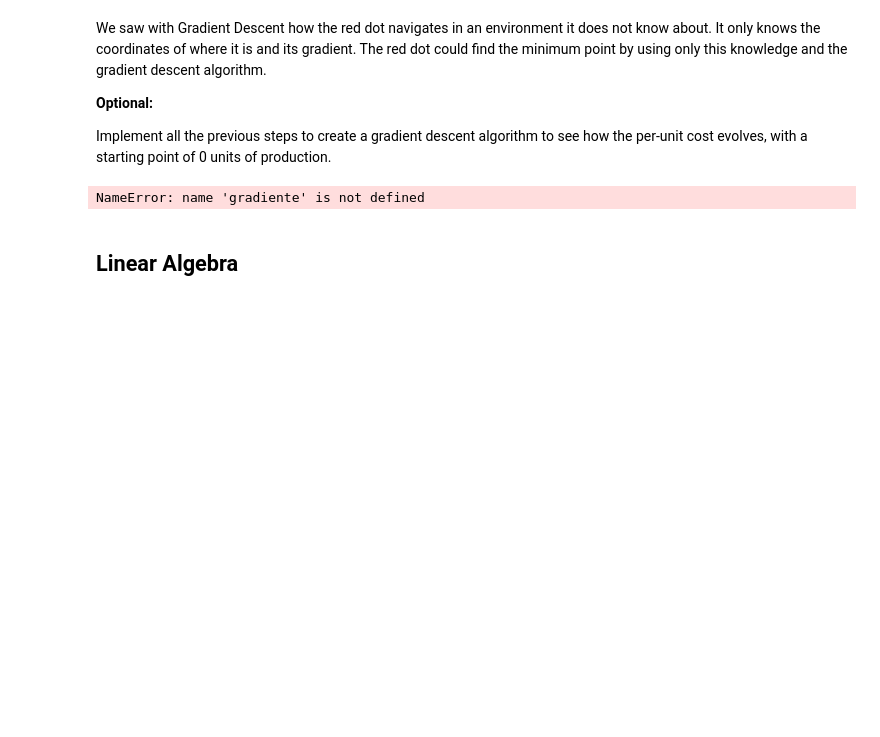
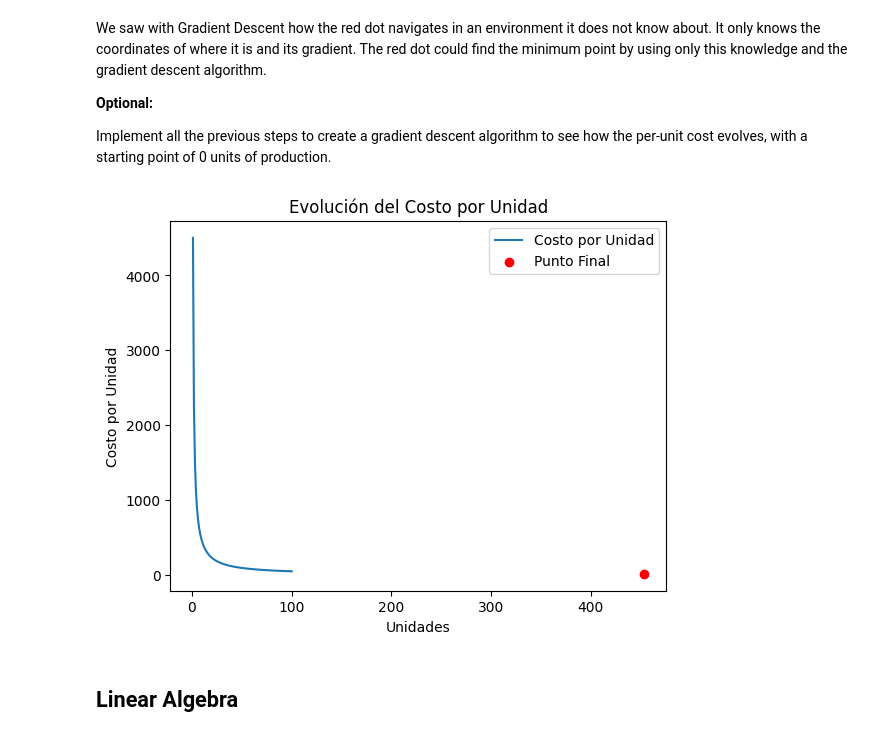
Before and after one commit to 4GeeksAcademy/calclus-and-algebra-problems-with-python, a Jupyter notebook: notebook/problems.ipynb, the cells around one changed output. Saved outputs shown, nothing was run; the diff lists cells and outputs as text; code cells hidden in the pictures; blank space fills up the shorter version.

```diff
--- a/notebook/problems.ipynb
+++ b/notebook/problems.ipynb
@@ -256,41 +263,42 @@ We saw with Gradient Descent how the red dot navigates in an environment it does
 **Optional:**
 
 Implement all the previous steps to create a gradient descent algorithm to see how the per-unit cost evolves, with a starting point of 0 units of production.
-# %%
-#def costo_por_unidad(x, fixed_cost):
-#    return (0.1*(x)**2 - 9*x + 4500) / x
-
-#def gradiente(x, fixed_cost):
-#    return (0.1*x - 9) - (0.1*(x)**2 - 9*x + 4500) / x**2
-
-def descenso_gradiente(x0, fixed_cost, learning_rate, num_iter):
-    x = x0
-    for _ in range(num_iter):
-        grad = gradiente(x, fixed_cost)
-        x -= learning_rate * grad
-    return x
-
-fixed_cost = 4500
-learning_rate = 0.1
-num_iter = 1000
-
-# Inicialización
-x0 = 1  # Punto de inicio (unidades)
-
-# Descenso de gradiente
-x_final = descenso_gradiente(x0, fixed_cost, learning_rate, num_iter)
-
-# Graficando
-x_values = np.linspace(1, 100, 100)
-y_values = costo_por_unidad(x_values, fixed_cost)
-plt.plot(x_values, y_values)
-plt.scatter(x_final, costo_por_unidad(x_final, fixed_cost), color='red')
-plt.xlabel('Unidades')
-plt.ylabel('Costo por Unidad')
-plt.title('Evolución del Costo por Unidad')
-plt.show()
-# %% [output]
-NameError: name 'gradiente' is not defined
+# %%
+import numpy as np
+import matplotlib.pyplot as plt
+
+def costo_por_unidad(x, fixed_cost):
+    return fixed_cost / x
+
+def gradiente(x, fixed_cost):
+    return -fixed_cost / (x ** 2)
+
+def descenso_gradiente(x0, fixed_cost, learning_rate, num_iter):
+    x = x0
+    for _ in range(num_iter):
+        grad = gradiente(x, fixed_cost)
+        x -= learning_rate * grad
+    return x
+
+fixed_cost = 4500
+learning_rate = 0.1
+num_iter = 1000
+
+x0 = 1  # Starting point (units)
+
+x_final = descenso_gradiente(x0, fixed_cost, learning_rate, num_iter)
+
+x_values = np.linspace(1, 100, 100)
+y_values = costo_por_unidad(x_values, fixed_cost)
+plt.plot(x_values, y_values, label='Costo por Unidad')
+plt.scatter(x_final, costo_por_unidad(x_final, fixed_cost), color='red', label='Punto Final')
+plt.xlabel('Unidades')
+plt.ylabel('Costo por Unidad')
+plt.title('Evolución del Costo por Unidad')
+plt.legend()
+plt.show()
+# %% [output]
+[figure, added]
 # %% [markdown]
 ## Linear Algebra
 # %% [markdown]
```
Also changed, not shown: parts of 1 cell of this notebook.
